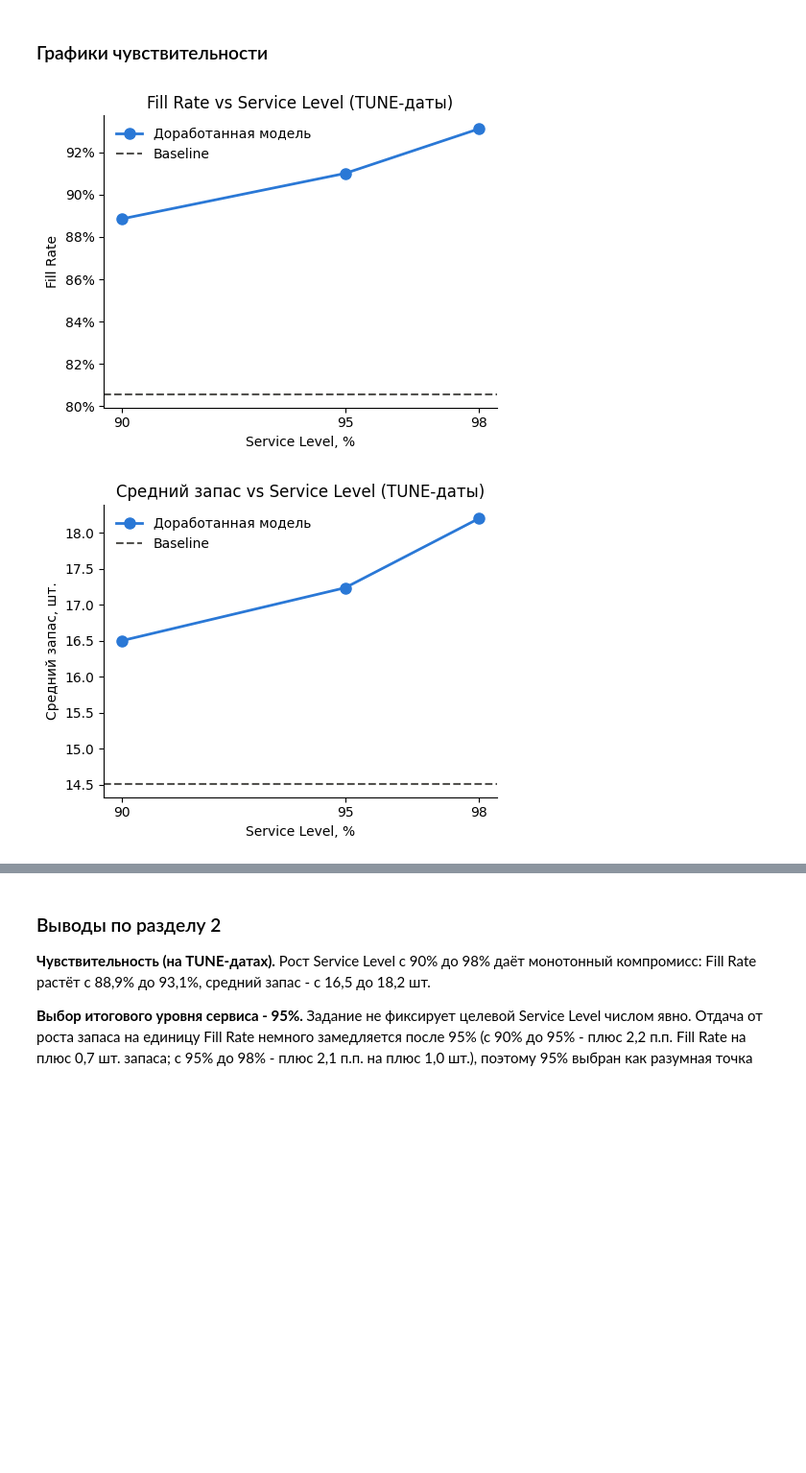
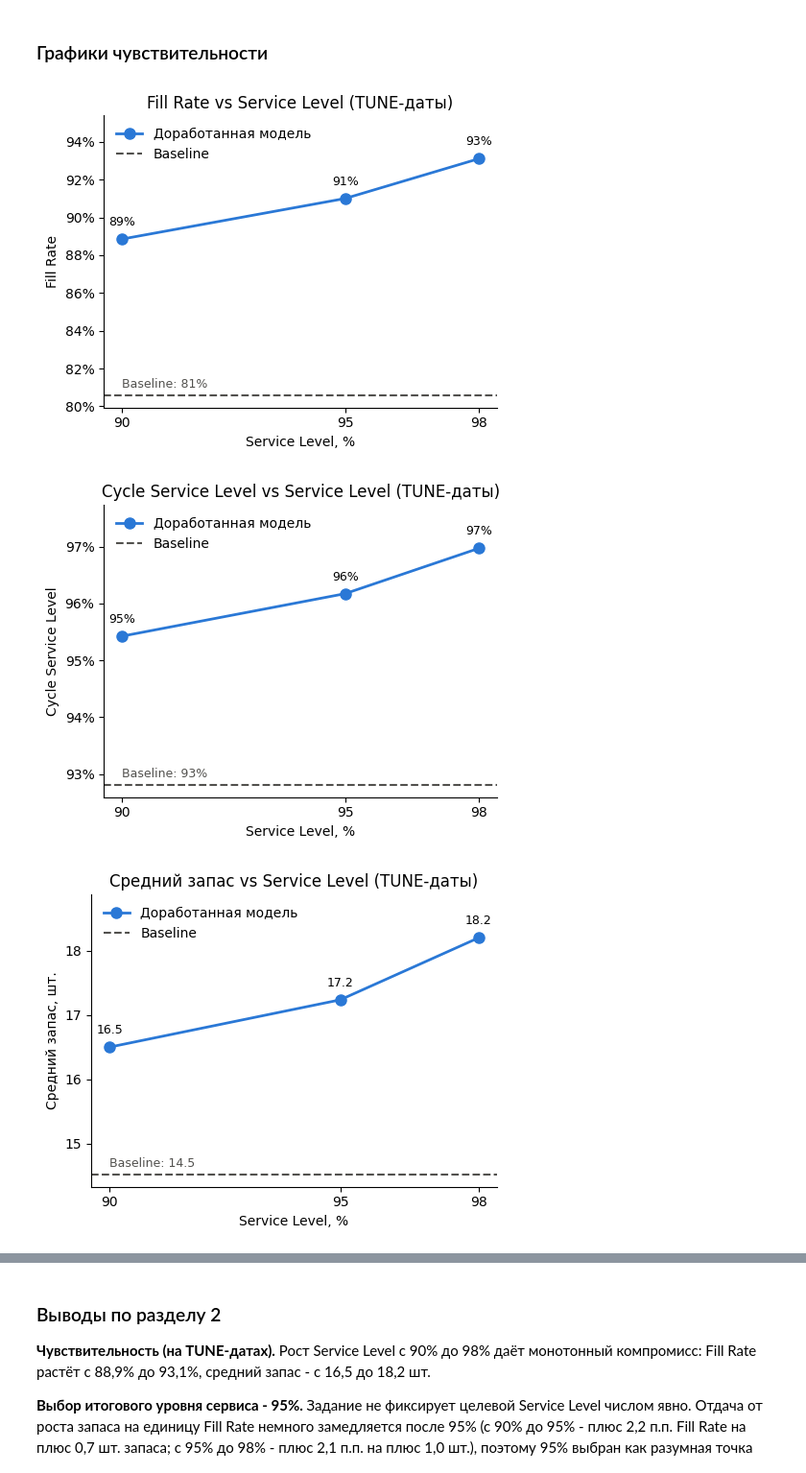
Before and after one commit to Viktor-VK/reorder-model, a Jupyter notebook: notebooks/reorder_model.ipynb, the cells around one changed output, grey strips where cells are left out. Shown at 96% size. Cells and saved outputs as stored; diff of their text form; code cells hidden in the pictures; blank space fills up the shorter version.

```diff
--- a/notebooks/reorder_model.ipynb
+++ b/notebooks/reorder_model.ipynb
@@ -310,12 +310,30 @@ def plot_sensitivity_metric(sensitivity_df, metric_col, ylabel, title, as_percen
         sensitivity_df["model"].str.contains("Baseline"), metric_col
     ].iloc[0]
 
+    label_fmt = (lambda v: f"{v:.0%}") if as_percent else (lambda v: f"{v:.1f}")
+
     fig, ax = plt.subplots(figsize=(5, 4))
     ax.plot(
         sl_rows["sl_pct"], sl_rows[metric_col],
         marker="o", color="#2a78d6", linewidth=2, markersize=8, label="Доработанная модель",
     )
+    # Подписываем каждую точку значением - точек всего три, незачем заставлять
+    # глаз сверяться со шкалой, чтобы прочитать число.
+    for _, row in sl_rows.iterrows():
+        ax.annotate(
+            label_fmt(row[metric_col]), (row["sl_pct"], row[metric_col]),
+            textcoords="offset points", xytext=(0, 10), ha="center", fontsize=9,
+        )
+
     ax.axhline(baseline_value, color="#52514e", linestyle="--", linewidth=1.5, label="Baseline")
+    ax.annotate(
+        f"Baseline: {label_fmt(baseline_value)}", (sl_rows["sl_pct"].min(), baseline_value),
+        textcoords="offset points", xytext=(0, 6), fontsize=9, color="#52514e",
+    )
+
+    # Запас сверху - иначе подпись верхней точки утыкается в заголовок.
+    ymin, ymax = ax.get_ylim()
+    ax.set_ylim(ymin, ymax + 0.12 * (ymax - ymin))
 
     ax.set_xlabel("Service Level, %")
     ax.set_ylabel(ylabel)
@@ -1376,10 +1445,18 @@ sensitivity_df
 # %%
 plot_sensitivity_metric(
     sensitivity_df, "fill_rate", "Fill Rate", "Fill Rate vs Service Level (TUNE-даты)", as_percent=True
 )
 plot_sensitivity_metric(
+    sensitivity_df, "cycle_service_level", "Cycle Service Level",
+    "Cycle Service Level vs Service Level (TUNE-даты)", as_percent=True,
+)
+plot_sensitivity_metric(
     sensitivity_df, "avg_inventory", "Средний запас, шт.", "Средний запас vs Service Level (TUNE-даты)"
 )
+plot_efficiency_frontier(
+    sensitivity_df, "fill_rate", "Fill Rate", "Эффективная граница: Fill Rate vs средний запас (TUNE-даты)"
+)
 # %% [output]
-[figure, old version]
+[figure, new version]
-[figure, old version]
+[figure, new version]
+[figure, added]
```
Also changed, not shown: parts of 3 cells of this notebook, 1 other file.
